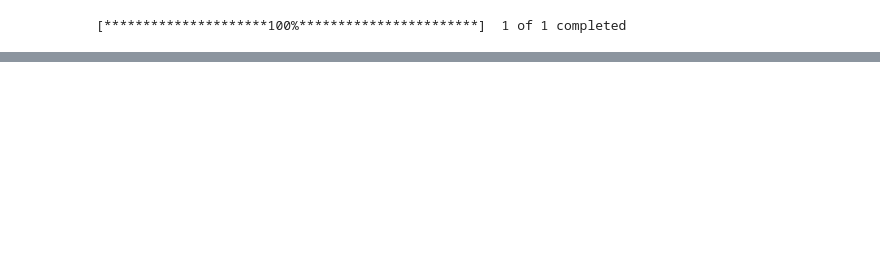
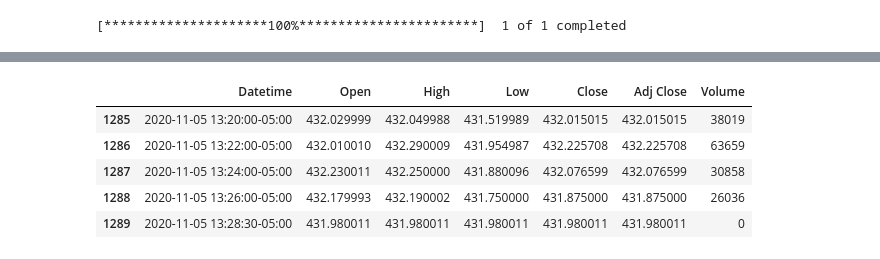
Before and after one commit to dataubc/stock_price_prediction, a Jupyter notebook: machine_learning/ridge.ipynb, the cells around one changed output, grey strips where cells are left out. Cells and saved outputs as stored; diff of their text form; code cells hidden in the pictures; blank space fills up the shorter version.

```diff
--- a/machine_learning/ridge.ipynb
+++ b/machine_learning/ridge.ipynb
@@ -59 +70,11 @@ df
+# %%
+# here is the tail of the df which has the most recent data
+df.tail()
+# %% [output]
+|  | Datetime | Open | High | Low | Close | Adj Close | Volume |
+| 1285 | 2020-11-05 13:20:00-05:00 | 432.029999 | 432.049988 | 431.519989 | 432.015015 | 432.015015 | 38019 |
+| 1286 | 2020-11-05 13:22:00-05:00 | 432.010010 | 432.290009 | 431.954987 | 432.225708 | 432.225708 | 63659 |
+| 1287 | 2020-11-05 13:24:00-05:00 | 432.230011 | 432.250000 | 431.880096 | 432.076599 | 432.076599 | 30858 |
+| 1288 | 2020-11-05 13:26:00-05:00 | 432.179993 | 432.190002 | 431.750000 | 431.875000 | 431.875000 | 26036 |
+| 1289 | 2020-11-05 13:28:30-05:00 | 431.980011 | 431.980011 | 431.980011 | 431.980011 | 431.980011 | 0 |
 # %%
```
Also changed, not shown: parts of 41 cells of this notebook.
